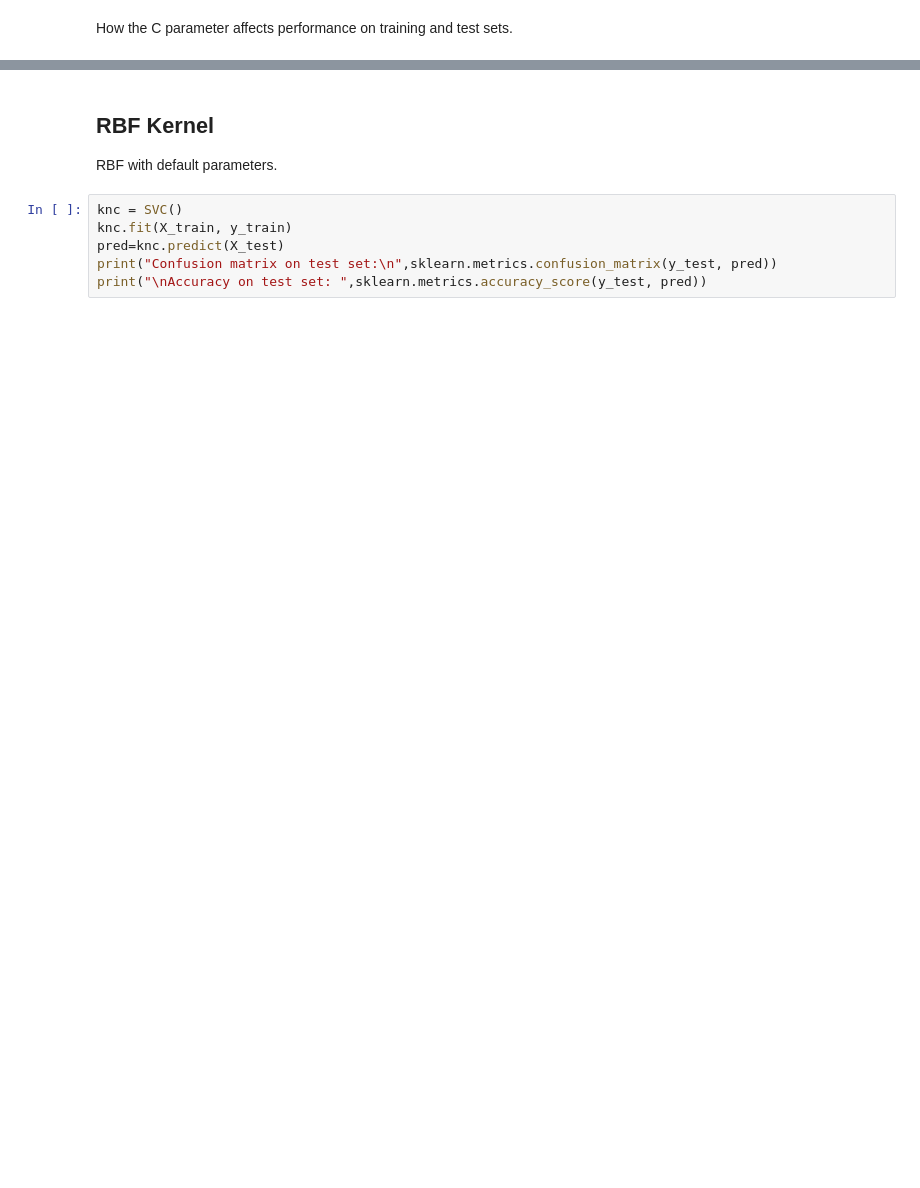
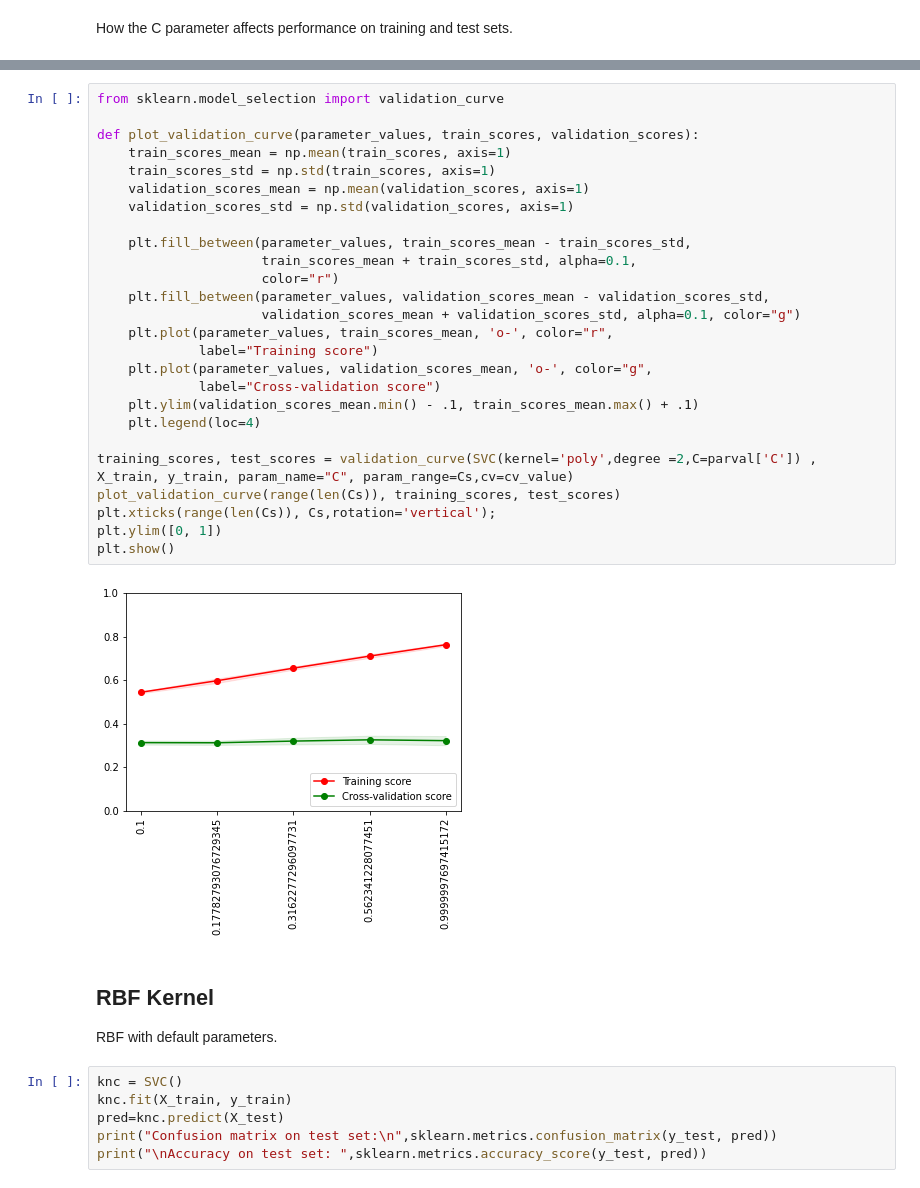
Before and after one commit to Asocsar/MD, a Jupyter notebook: Second_Part/SVM.ipynb, the cells around one changed output, grey strips where cells are left out. Saved outputs shown, nothing was run; the diff lists cells and outputs as text; blank space fills up the shorter version.

```diff
--- a/Second_Part/SVM.ipynb
+++ b/Second_Part/SVM.ipynb
@@ -167,3 +252,31 @@ Accuracy on test set:  0.7424242424242424
+# %%
+from sklearn.model_selection import validation_curve
+
+def plot_validation_curve(parameter_values, train_scores, validation_scores):
+    train_scores_mean = np.mean(train_scores, axis=1)
+    train_scores_std = np.std(train_scores, axis=1)
+    validation_scores_mean = np.mean(validation_scores, axis=1)
+    validation_scores_std = np.std(validation_scores, axis=1)
+
+    plt.fill_between(parameter_values, train_scores_mean - train_scores_std,
+                     train_scores_mean + train_scores_std, alpha=0.1,
+                     color="r")
+    plt.fill_between(parameter_values, validation_scores_mean - validation_scores_std,
+                     validation_scores_mean + validation_scores_std, alpha=0.1, color="g")
+    plt.plot(parameter_values, train_scores_mean, 'o-', color="r",
+             label="Training score")
+    plt.plot(parameter_values, validation_scores_mean, 'o-', color="g",
+             label="Cross-validation score")
+    plt.ylim(validation_scores_mean.min() - .1, train_scores_mean.max() + .1)
+    plt.legend(loc=4)
+
+training_scores, test_scores = validation_curve(SVC(kernel='poly',degree =2,C=parval['C']) , X_train, y_train, param_name="C", param_range=Cs,cv=cv_value)
+plot_validation_curve(range(len(Cs)), training_scores, test_scores)
+plt.xticks(range(len(Cs)), Cs,rotation='vertical');
+plt.ylim([0, 1])
+plt.show()
+# %% [output]
+[figure, added]
 # %% [markdown]
 ## RBF Kernel
 RBF with default parameters.
```
Also changed, not shown: parts of 16 cells of this notebook.
